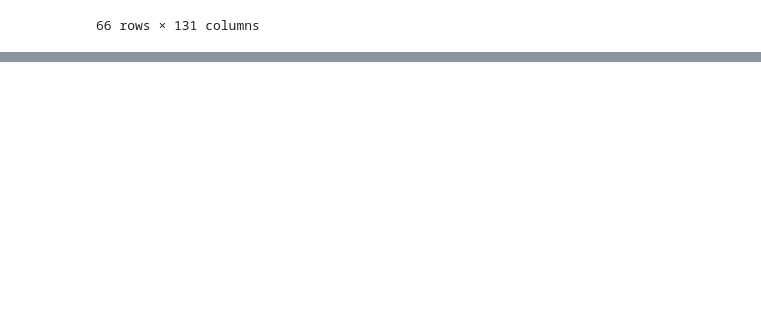
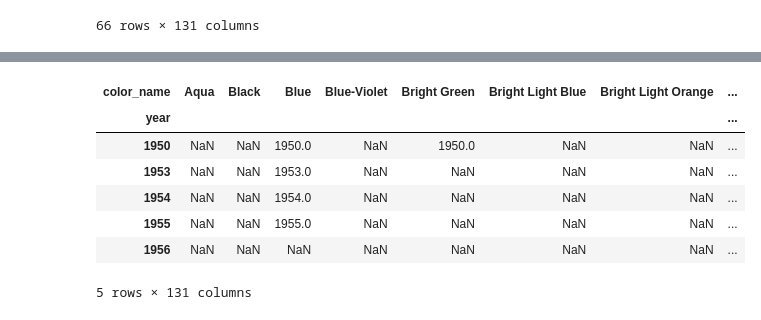
Before and after one commit to t-lambert/LEGO, a Jupyter notebook: LEGO's_colors.ipynb, the cells around one changed output, grey strips where cells are left out. Cells and saved outputs as stored; diff of their text form; code cells hidden in the pictures; blank space fills up the shorter version.

```diff
--- a/LEGO's_colors.ipynb
+++ b/LEGO's_colors.ipynb
@@ -299,0 +337,16 @@ Fig.show()
+# %%
+def detecter_year(df):
+    return df.applymap(lambda x: df.index[df.eq(x).any(axis=1)][0] if pd.notnull(x) else np.nan)
+
+
+colors_appearance = detecter_year(colors_by_year)
+colors_appearance.head()
+# %% [output]
+| color_name | Aqua | Black | Blue | Blue-Violet | Bright Green | Bright Light Blue | Bright Light Orange | ... |
+| year |  |  |  |  |  |  |  | ... |
+| 1950 | NaN | NaN | 1950.0 | NaN | 1950.0 | NaN | NaN | ... |
+| 1953 | NaN | NaN | 1953.0 | NaN | NaN | NaN | NaN | ... |
+| 1954 | NaN | NaN | 1954.0 | NaN | NaN | NaN | NaN | ... |
+| 1955 | NaN | NaN | 1955.0 | NaN | NaN | NaN | NaN | ... |
+| 1956 | NaN | NaN | NaN | NaN | NaN | NaN | NaN | ... |
+5 rows × 131 columns
```
Also changed, not shown: parts of 5 cells of this notebook.
